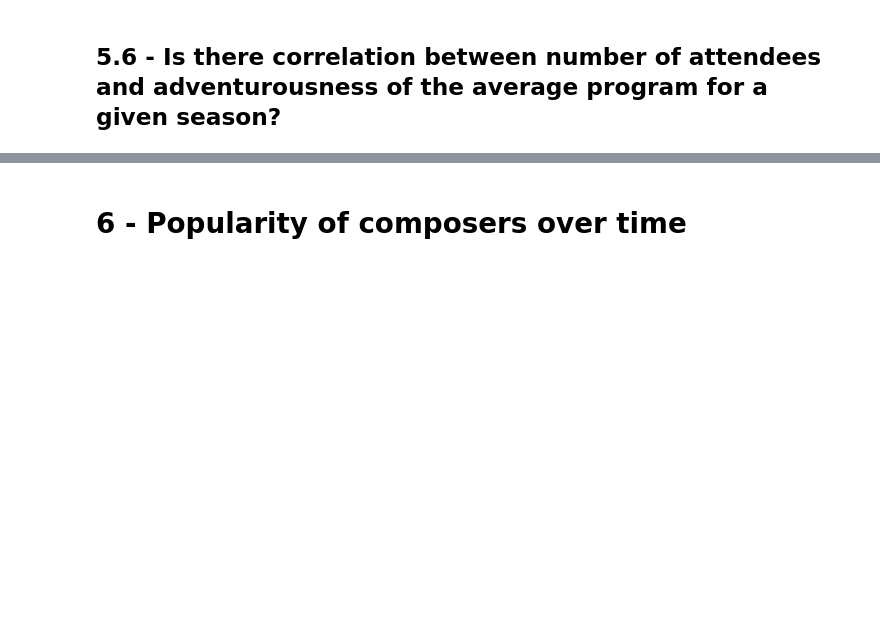
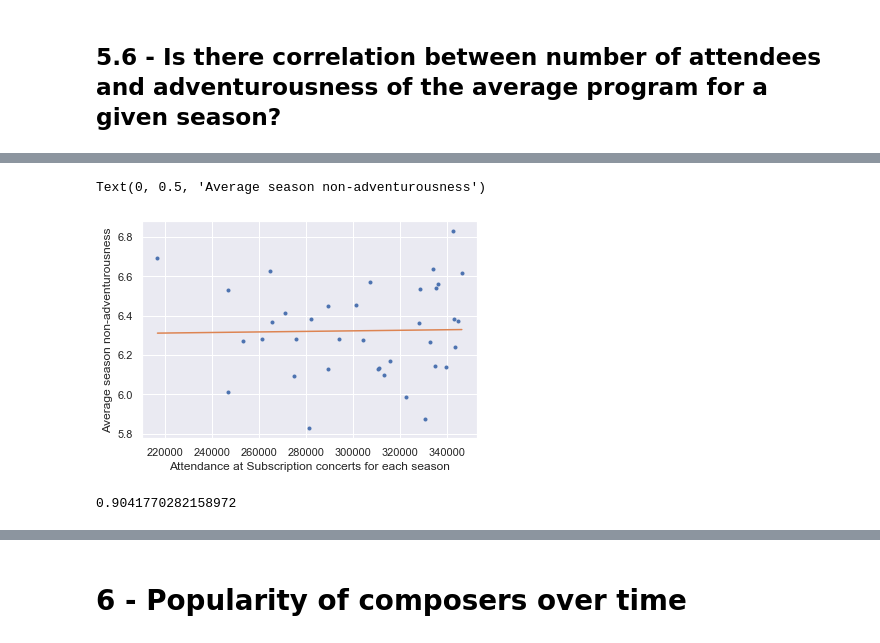
Before and after one commit to physinet/NY-Phil-EDA, a Jupyter notebook: EDA.ipynb, the cells around one changed output, grey strips where cells are left out. Cells and saved outputs as stored; diff of their text form; code cells hidden in the pictures; blank space fills up the shorter version.

```diff
--- a/EDA.ipynb
+++ b/EDA.ipynb
@@ -612,0 +660,14 @@ Recent non-subscription concerts have been getting more adventurous.
+# %%
+fig, ax = plt.subplots()
+ax.plot(attendance, safety, '.')
+m,b,r,p,_ = linregress(attendance, safety)
+ax.plot(np.sort(attendance), np.sort(attendance)*m + b)
+ax.set_xlabel('Attendance at Subscription concerts for each season')
+ax.set_ylabel('Average season non-adventurousness')
+# %% [output]
+Text(0, 0.5, 'Average season non-adventurousness')
+[figure, added]
+# %%
+p
+# %% [output]
+0.9041770282158972
```
Also changed, not shown: parts of 11 cells of this notebook, 1 other file.
